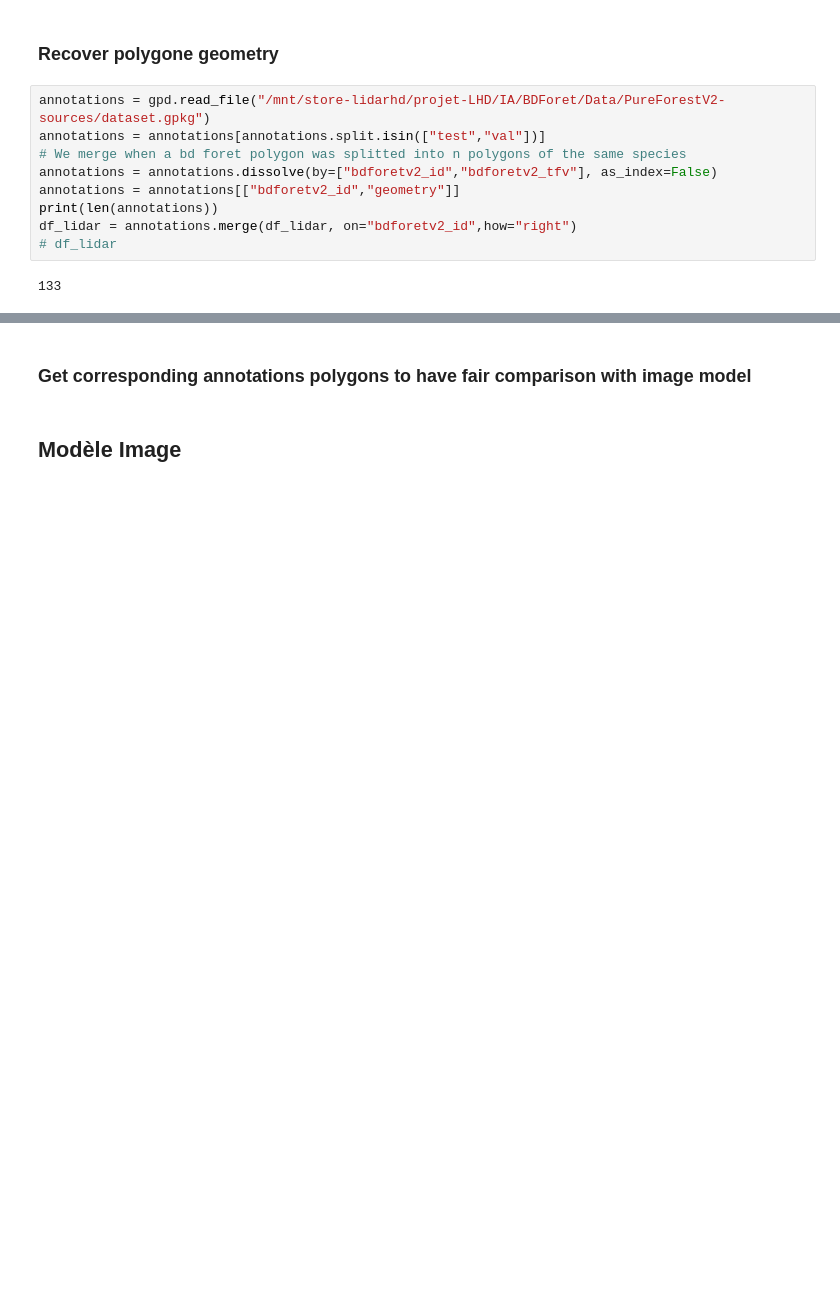
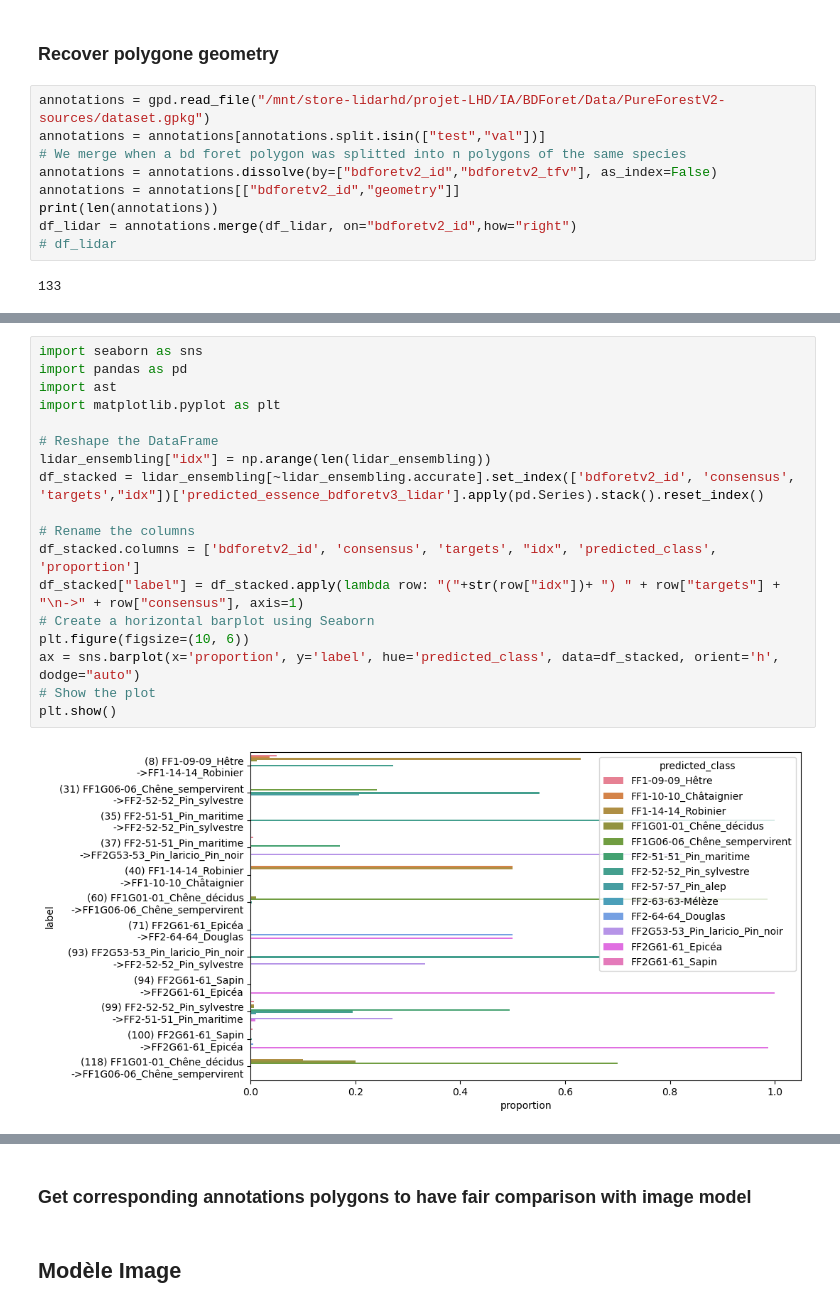
Before and after one commit to IGNF/myria3d, a Jupyter notebook: PureForestV2-Compare-Polygon-CM.ipynb, the cells around one changed output, grey strips where cells are left out. Saved outputs shown, nothing was run; the diff lists cells and outputs as text; blank space fills up the shorter version.

```diff
--- a/PureForestV2-Compare-Polygon-CM.ipynb
+++ b/PureForestV2-Compare-Polygon-CM.ipynb
@@ -56,0 +58,20 @@ lidar_ensembling.head()
+# %%
+import seaborn as sns
+import pandas as pd
+import ast
+import matplotlib.pyplot as plt
+
+# Reshape the DataFrame
+lidar_ensembling["idx"] = np.arange(len(lidar_ensembling))
+df_stacked = lidar_ensembling[~lidar_ensembling.accurate].set_index(['bdforetv2_id', 'consensus', 'targets',"idx"])['predicted_essence_bdforetv3_lidar'].apply(pd.Series).stack().reset_index()
+
+# Rename the columns
+df_stacked.columns = ['bdforetv2_id', 'consensus', 'targets', "idx", 'predicted_class', 'proportion']
+df_stacked["label"] = df_stacked.apply(lambda row: "("+str(row["idx"])+ ") " + row["targets"] + "\n->" + row["consensus"], axis=1)
+# Create a horizontal barplot using Seaborn
+plt.figure(figsize=(10, 6))
+ax = sns.barplot(x='proportion', y='label', hue='predicted_class', data=df_stacked, orient='h', dodge="auto")
+# Show the plot
+plt.show()
+# %% [output]
+[figure, added]
```
Also changed, not shown: parts of 4 cells of this notebook.
